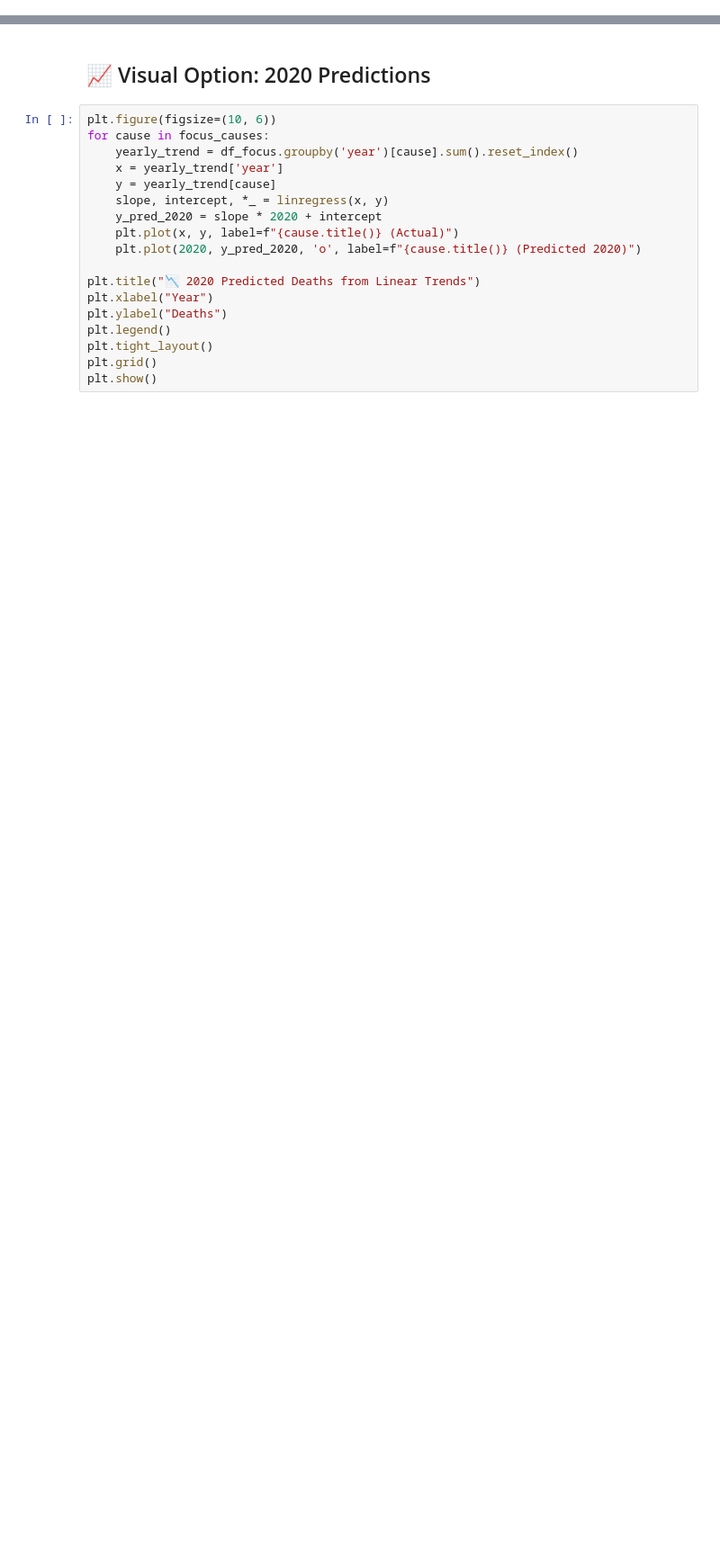
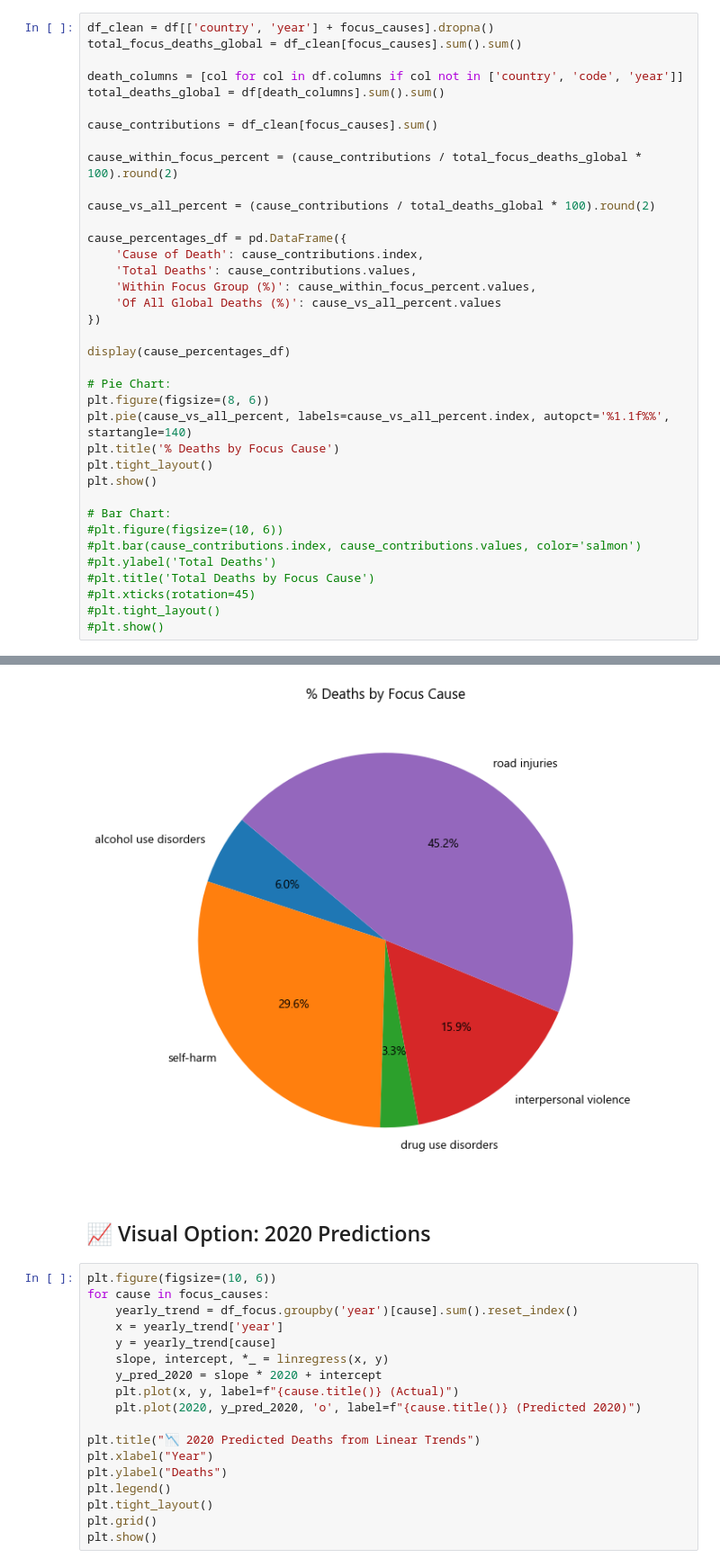
Before and after one commit to Rea-Sehlako/LearningFromData, a Jupyter notebook: 220008907DataAssignment3.ipynb, the cells around one changed output, grey strips where cells are left out. Shown: that part at 90% size. Cells and saved outputs as stored; diff of their text form; blank space fills up the shorter version.

```diff
--- a/220008907DataAssignment3.ipynb
+++ b/220008907DataAssignment3.ipynb
@@ -151,3 +154,41 @@ final_stats_df
 | 2 | Drug Use Disorders | 434.01 | 2898.76 | 6.68 | 8.402819e+06 | 13.36 | 213.42 | -186.00 | 318.00 | ... |
 | 3 | Interpersonal Violence | 2083.80 | 6917.01 | 3.32 | 4.784497e+07 | 5.78 | 38.31 | -1215.50 | 2132.50 | ... |
 | 4 | Road Injuries | 5930.80 | 24097.78 | 4.06 | 5.807032e+08 | 9.46 | 100.40 | -4716.00 | 8326.00 | ... |
+# %%
+df_clean = df[['country', 'year'] + focus_causes].dropna()
+total_focus_deaths_global = df_clean[focus_causes].sum().sum()
+
+death_columns = [col for col in df.columns if col not in ['country', 'code', 'year']]
+total_deaths_global = df[death_columns].sum().sum()
+
+cause_contributions = df_clean[focus_causes].sum()
+
+cause_within_focus_percent = (cause_contributions / total_focus_deaths_global * 100).round(2)
+
+cause_vs_all_percent = (cause_contributions / total_deaths_global * 100).round(2)
+
+cause_percentages_df = pd.DataFrame({
+    'Cause of Death': cause_contributions.index,
+    'Total Deaths': cause_contributions.values,
+    'Within Focus Group (%)': cause_within_focus_percent.values,
+    'Of All Global Deaths (%)': cause_vs_all_percent.values
+})
+
+display(cause_percentages_df)
+
+# Pie Chart:
+plt.figure(figsize=(8, 6))
+plt.pie(cause_vs_all_percent, labels=cause_vs_all_percent.index, autopct='%1.1f%%', startangle=140)
+plt.title('% Deaths by Focus Cause')
+plt.tight_layout()
+plt.show()
+
+# Bar Chart:
+#plt.figure(figsize=(10, 6))
+#plt.bar(cause_contributions.index, cause_contributions.values, color='salmon')
+#plt.ylabel('Total Deaths')
+#plt.title('Total Deaths by Focus Cause')
+#plt.xticks(rotation=45)
+#plt.tight_layout()
+#plt.show()
+# %% [output]
@@ -154,3 +201,4 @@ final_stats_df
+[figure, added]
 # %% [markdown]
 ## 📈 Visual Option: 2020 Predictions
 # %%
```
Also changed, not shown: parts of 5 cells of this notebook.
